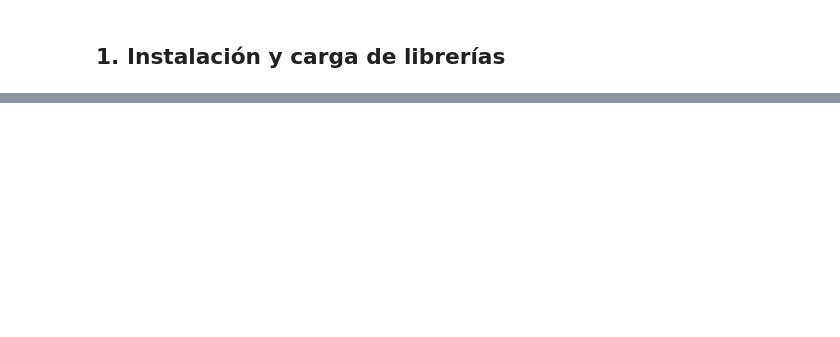
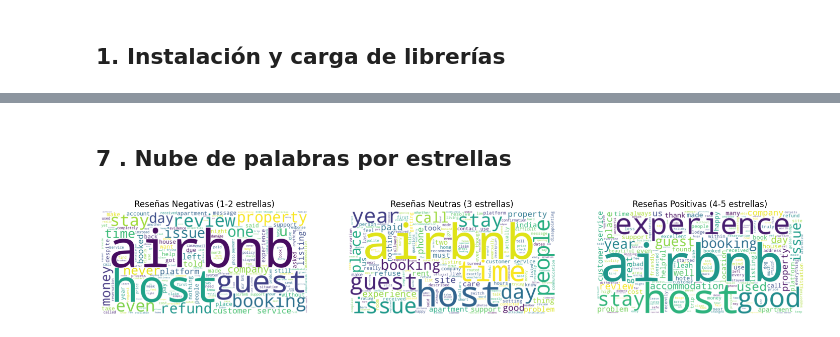
Before and after one commit to UNSTA-Ing-en-Inteligencia-Artificial/taller-ii-boilerplate, a Jupyter notebook: MIS TRABAJOS PROPIOS/webscraping airnb.ipynb, the cells around one changed output, grey strips where cells are left out. Drawn from its saved outputs; the diff is of its cells as text; code cells hidden in the pictures; blank space fills up the shorter version.

```diff
--- a/MIS TRABAJOS PROPIOS/webscraping airnb.ipynb
+++ b/MIS TRABAJOS PROPIOS/webscraping airnb.ipynb
@@ -114,0 +271,39 @@ print("✅ Listo! Se guardaron", len(df), "comentarios en 'comentarios_airbnb_20
+# %% [markdown]
+## 7 . Nube de palabras por estrellas
+# %%
+from wordcloud import WordCloud
+import matplotlib.pyplot as plt
+
+# Tokens negativos (1 y 2 estrellas)
+tokens_negativos = [token for tokens in df[df['estrellas'].isin(['1/5', '2/5'])]['tokens_clean'] for token in tokens]
+wc_neg = WordCloud(width=800, height=400, background_color='white').generate(' '.join(tokens_negativos))
+
+# Tokens neutros (3 estrellas)
+tokens_neutros = [token for tokens in df[df['estrellas'].isin(['3/5'])]['tokens_clean'] for token in tokens]
+wc_neu = WordCloud(width=800, height=400, background_color='white').generate(' '.join(tokens_neutros))
+
+# Tokens positivos (4 y 5 estrellas)
+tokens_positivos = [token for tokens in df[df['estrellas'].isin(['4/5', '5/5'])]['tokens_clean'] for token in tokens]
+wc_pos = WordCloud(width=800, height=400, background_color='white').generate(' '.join(tokens_positivos))
+
+# Mostrar en 3 columnas
+plt.figure(figsize=(18,6))
+
+plt.subplot(1,3,1)
+plt.title("Reseñas Negativas (1-2 estrellas)")
+plt.imshow(wc_neg, interpolation='bilinear')
+plt.axis('off')
+
+plt.subplot(1,3,2)
+plt.title("Reseñas Neutras (3 estrellas)")
+plt.imshow(wc_neu, interpolation='bilinear')
+plt.axis('off')
+
+plt.subplot(1,3,3)
+plt.title("Reseñas Positivas (4-5 estrellas)")
+plt.imshow(wc_pos, interpolation='bilinear')
+plt.axis('off')
+
+plt.show()
+# %% [output]
+[figure, added]
```
Also changed, not shown: parts of 15 cells of this notebook, 6 other files.
